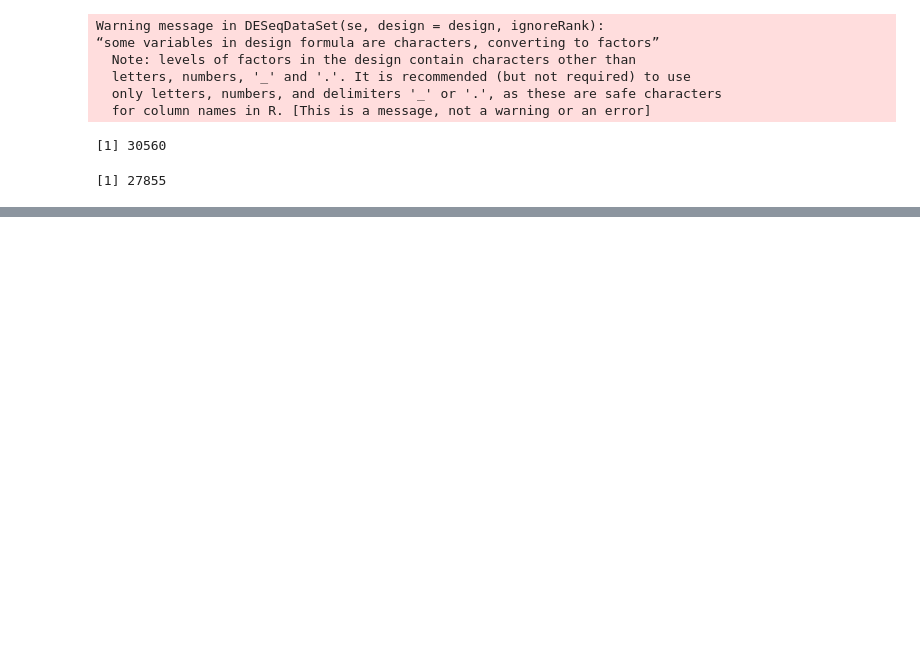
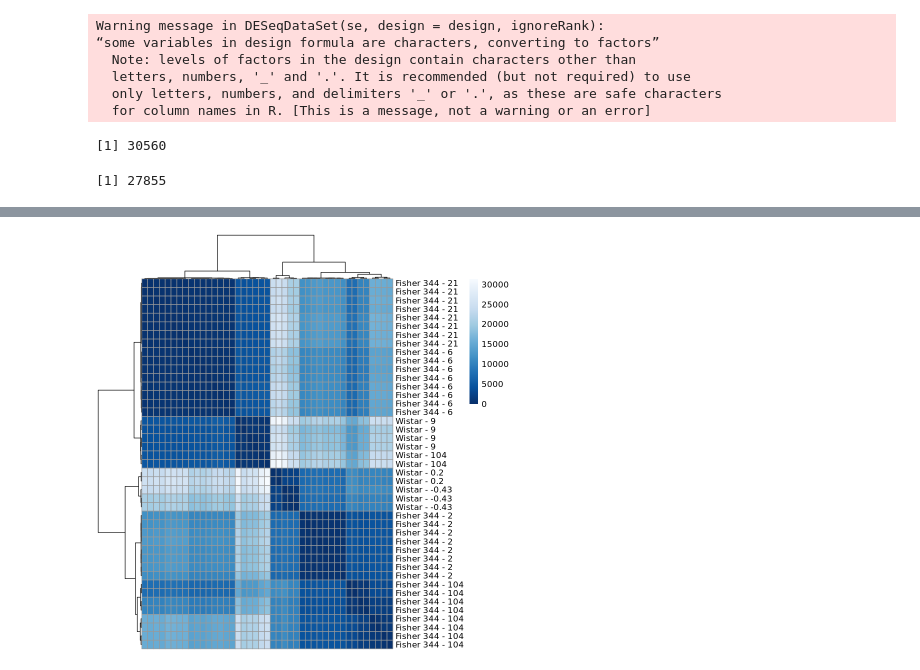
Before and after one commit to bchansen3/testis_dev-geneexp, a Jupyter notebook: mixed_effects_timecourse.ipynb, the cells around one changed output, grey strips where cells are left out. Cells and saved outputs as stored; diff of their text form; code cells hidden in the pictures; blank space fills up the shorter version.

```diff
--- a/mixed_effects_timecourse.ipynb
+++ b/mixed_effects_timecourse.ipynb
@@ -33,0 +162,10 @@ keep <- rowSums(counts(dds_comb) >= 10) >= 3
+# %%
+samplePoisDistMatrix <- as.matrix( poisd$dd )
+rownames(samplePoisDistMatrix) <- paste( dds_comb$strain, dds_comb$age_week, sep=" - " )
+colnames(samplePoisDistMatrix) <- NULL
+pheatmap(samplePoisDistMatrix,
+         clustering_distance_rows = poisd$dd,
+         clustering_distance_cols = poisd$dd,
+         col = colors)
+# %% [output]
+[figure, added]
```
Also changed, not shown: parts of 13 cells of this notebook.
